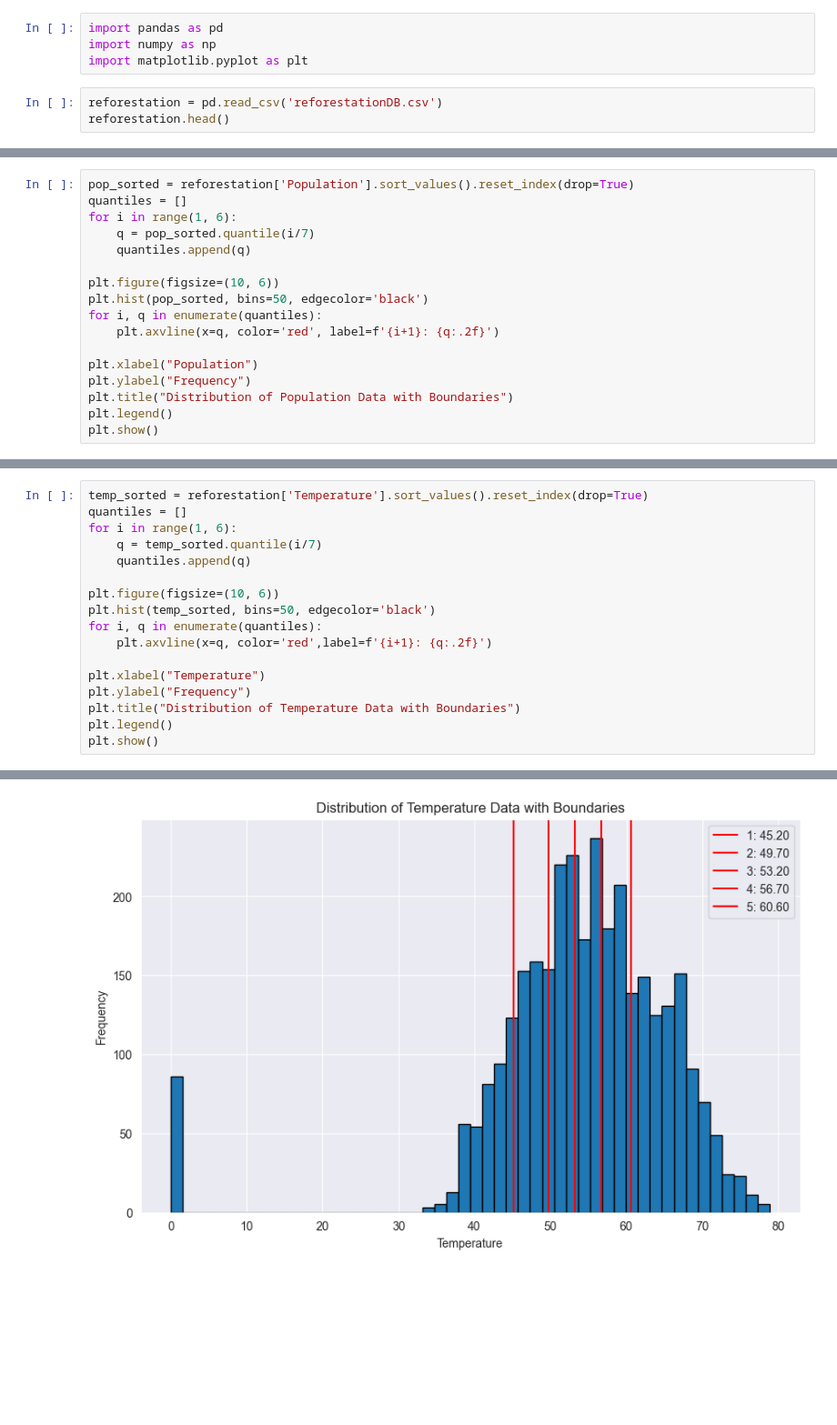
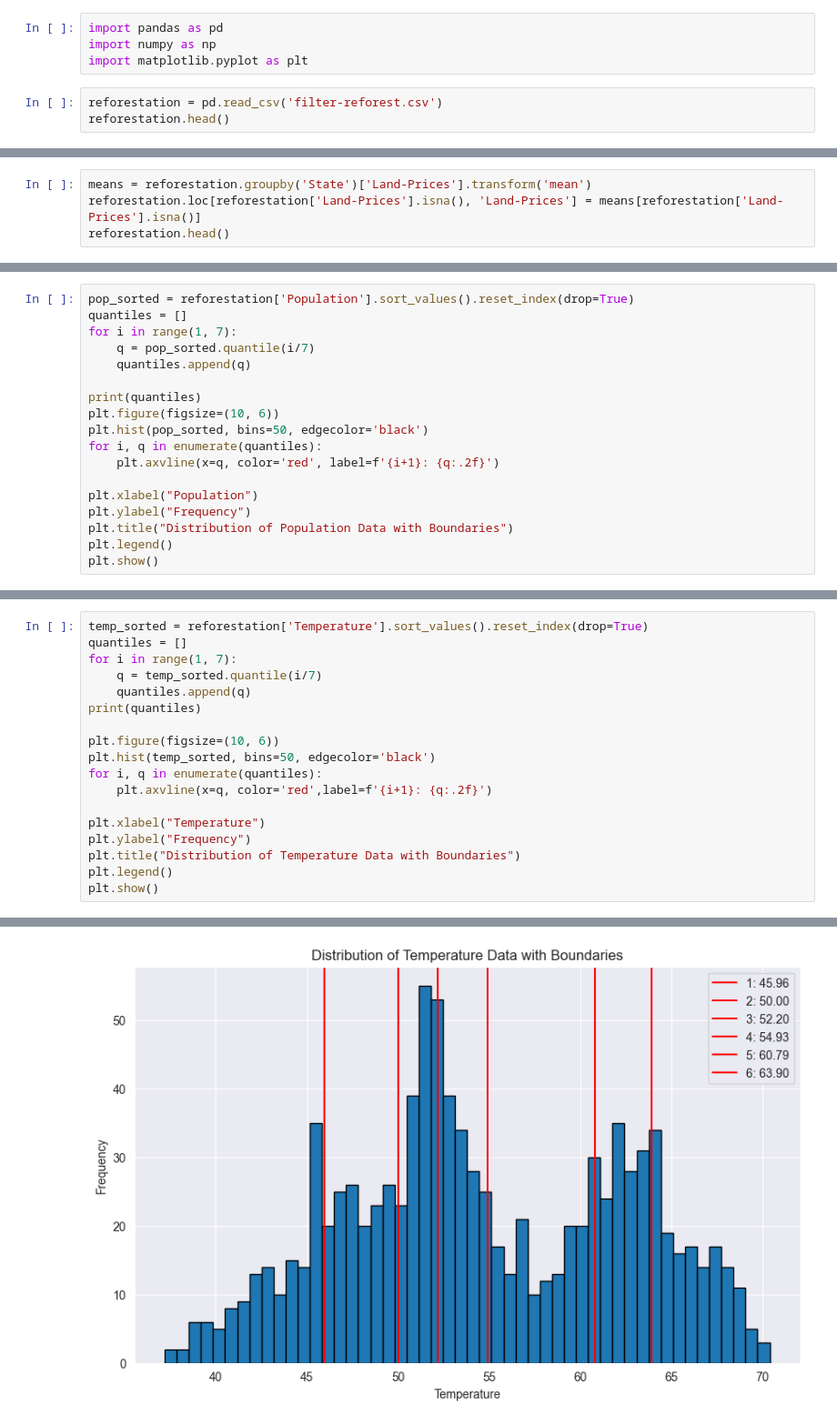
Before and after one commit to hemanthy1/Anthropocene-Institute-Capstone, a Jupyter notebook: backend/Feature-processing.ipynb, the cells around one changed output, grey strips where cells are left out. Shown at 91% size. Saved outputs shown, nothing was run; the diff lists cells and outputs as text; blank space fills up the shorter version.

Commit message:
FINAL ALPHA DATA
Filtered, classified data in filter-reforest.csv AND db

```diff
--- a/backend/Feature-processing.ipynb
+++ b/backend/Feature-processing.ipynb
@@ -3,7 +3,7 @@ import pandas as pd
 import numpy as np
 import matplotlib.pyplot as plt
 # %%
-reforestation = pd.read_csv('reforestationDB.csv')
+reforestation = pd.read_csv('filter-reforest.csv')
 reforestation.head()
 # %% [output]
 |  | State | Abbreviation | County | Population | Temperature | Precipitation | Palmer-Z | Land-Prices | ... |
@@ -14,0 +19,4 @@ reforestation.head()
+# %%
+means = reforestation.groupby('State')['Land-Prices'].transform('mean')
+reforestation.loc[reforestation['Land-Prices'].isna(), 'Land-Prices'] = means[reforestation['Land-Prices'].isna()]
+reforestation.head()
@@ -22,10 +41,11 @@ plt.show()
 # %%
 pop_sorted = reforestation['Population'].sort_values().reset_index(drop=True)
 quantiles = []
-for i in range(1, 6):
+for i in range(1, 7):
     q = pop_sorted.quantile(i/7)
     quantiles.append(q)
 
+print(quantiles)
 plt.figure(figsize=(10, 6))
 plt.hist(pop_sorted, bins=50, edgecolor='black')
 for i, q in enumerate(quantiles):
@@ -41,9 +62,10 @@ plt.show()
 # %%
 temp_sorted = reforestation['Temperature'].sort_values().reset_index(drop=True)
 quantiles = []
-for i in range(1, 6):
+for i in range(1, 7):
     q = temp_sorted.quantile(i/7)
     quantiles.append(q)
+print(quantiles)
 
 plt.figure(figsize=(10, 6))
 plt.hist(temp_sorted, bins=50, edgecolor='black')
@@ -59,4 +82,4 @@ plt.show()
-[figure, old version]
+[figure, new version]
 # %%
 preci_sorted = reforestation['Precipitation'].sort_values().reset_index(drop=True)
 quantiles = []
```
Also changed, not shown: parts of 25 cells of this notebook, 3 other files.
